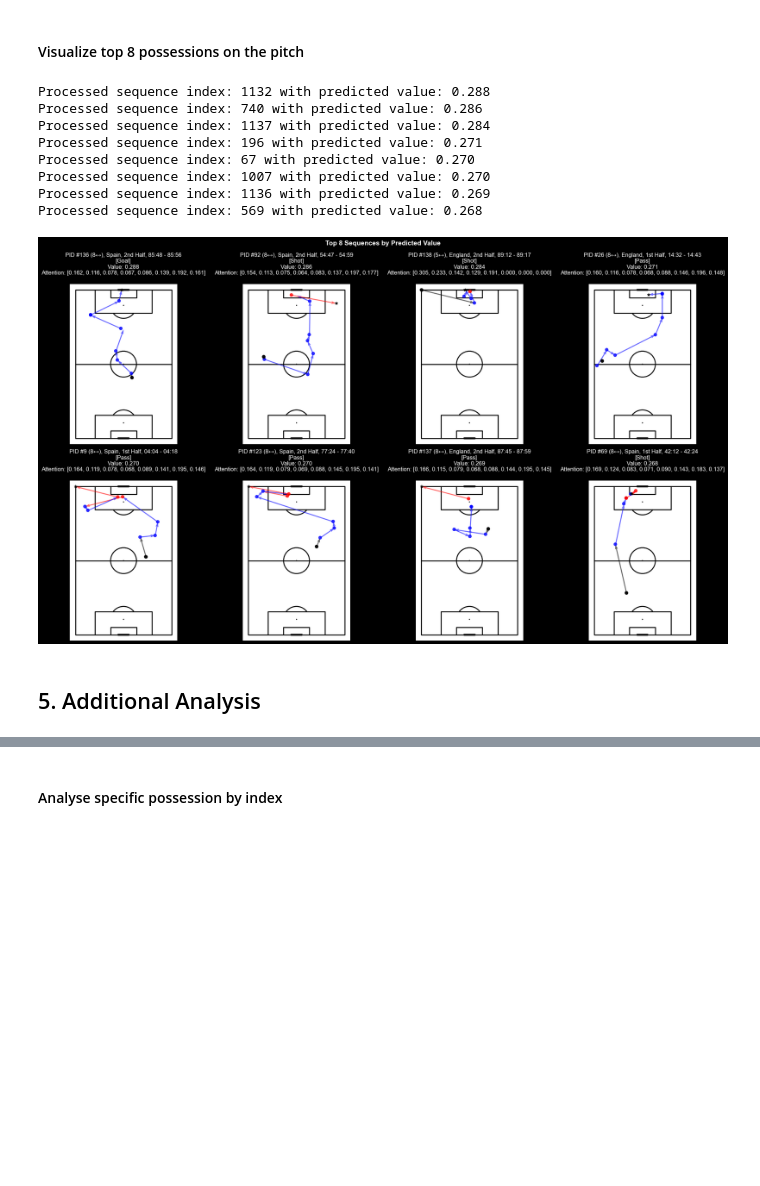
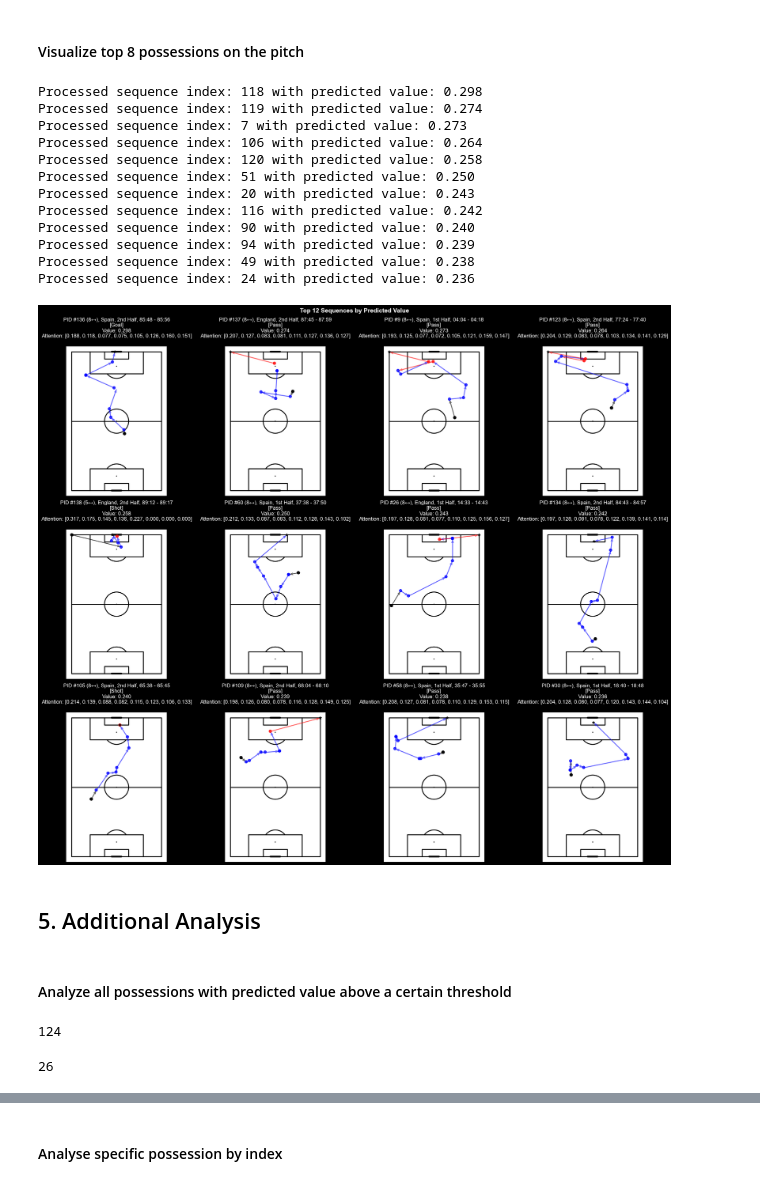
Before and after one commit to tmorcinek/statsbomb-scout, a Jupyter notebook: analysis_final_match.ipynb, the cells around one changed output, grey strips where cells are left out. Cells and saved outputs as stored; diff of their text form; code cells hidden in the pictures; blank space fills up the shorter version.

```diff
--- a/analysis_final_match.ipynb
+++ b/analysis_final_match.ipynb
@@ -37,7 +37,7 @@ Loaded match: Spain 2 : 1 England (Final) [14.07.2024] with 3312 events
 # %%
 # Load the best trained model
 MODEL_TYPE = 'attention_lstm'  # Change to 'transformer' if using the transformer model
-MODEL_DIR = 'models/attention_lstm_baseline'
+MODEL_DIR = 'generated/attention_lstm_attention_lstm_large_20260214_170158'
 
 model = load_model(MODEL_TYPE, MODEL_DIR)
 print(f"Model type: {MODEL_TYPE}")
@@ -80,6 +80,6 @@ preprocessor = SequencePreprocessor(
 )
 
 # Process validation set for analysis
-X, y, p = preprocessor.process_match(match_id, selected_match, selected_events, mode=PreprocessingMode.TRAINING)
+X, y, p = preprocessor.process_match(match_id, selected_match, selected_events, mode=PreprocessingMode.VALIDATION)
 print(f"Validation set preprocessed: {X.shape[0]} sequences")
 # %% [output]
@@ -215,17 +211,32 @@ top_possessions_df.head()
 # %% [markdown]
 #### Visualize top 8 possessions on the pitch
 # %%
-visualize_top_sequences(p, predicted_values, attention_weights, 8, cols=4)
+visualize_top_sequences(p, predicted_values, attention_weights, 12, cols=4)
 plt.savefig(f"{MODEL_DIR}/top_possessions_final.png", dpi=300)
 # %% [output]
-Processed sequence index: 1132 with predicted value: 0.288
-Processed sequence index: 740 with predicted value: 0.286
-Processed sequence index: 1137 with predicted value: 0.284
-Processed sequence index: 196 with predicted value: 0.271
-Processed sequence index: 67 with predicted value: 0.270
-Processed sequence index: 1007 with predicted value: 0.270
-Processed sequence index: 1136 with predicted value: 0.269
-Processed sequence index: 569 with predicted value: 0.268
+Processed sequence index: 118 with predicted value: 0.298
+Processed sequence index: 119 with predicted value: 0.274
+Processed sequence index: 7 with predicted value: 0.273
+Processed sequence index: 106 with predicted value: 0.264
+Processed sequence index: 120 with predicted value: 0.258
+Processed sequence index: 51 with predicted value: 0.250
+Processed sequence index: 20 with predicted value: 0.243
+Processed sequence index: 116 with predicted value: 0.242
+Processed sequence index: 90 with predicted value: 0.240
+Processed sequence index: 94 with predicted value: 0.239
+Processed sequence index: 49 with predicted value: 0.238
+Processed sequence index: 24 with predicted value: 0.236
-[figure, old version]
+[figure, new version]
 # %% [markdown]
 ## 5. Additional Analysis
+# %% [markdown]
+#### Analyze all possessions with predicted value above a certain threshold
+# %%
+len(p)
+# %% [output]
+124
+# %%
+high_value_indices = np.where(predicted_values >= 0.1)[0]
+len(high_value_indices)
+# %% [output]
+26
```
Also changed, not shown: parts of 22 cells of this notebook, 21 other files.
